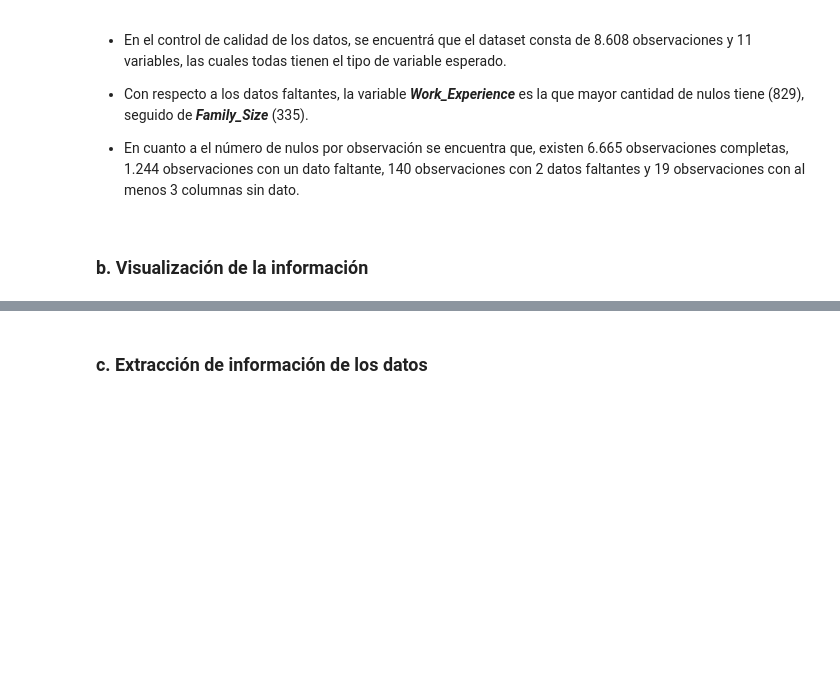
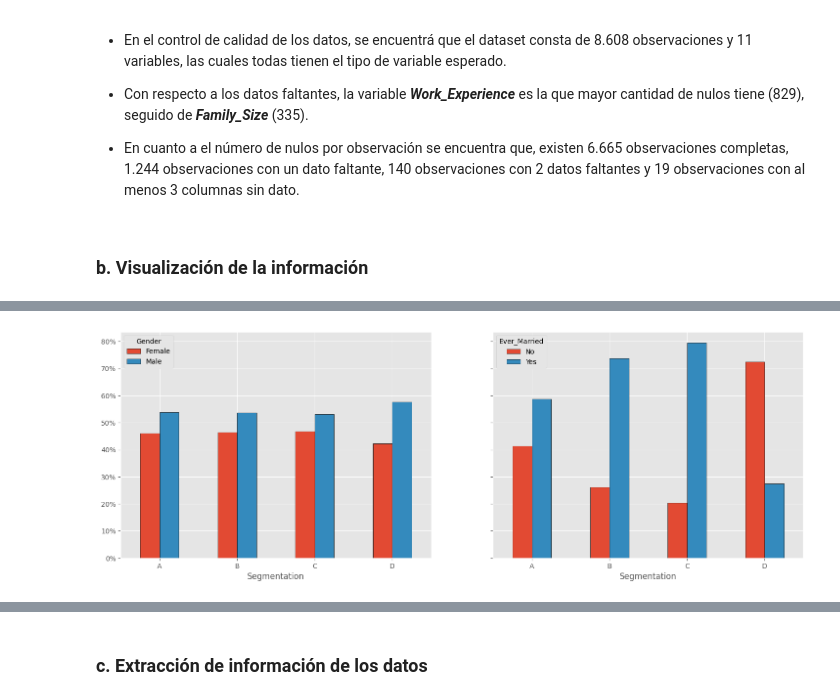
Before and after one commit to maryyuliana/fundamentos_I, a Jupyter notebook: Proyecto.ipynb, the cells around one changed output, grey strips where cells are left out. Saved outputs shown, nothing was run; the diff lists cells and outputs as text; code cells hidden in the pictures; blank space fills up the shorter version.

```diff
--- a/Proyecto.ipynb
+++ b/Proyecto.ipynb
@@ -104,0 +151,13 @@ plt.show()
+# %%
+fig, (ax1, ax2) = plt.subplots(1,2, figsize = (18,6), sharey = True)
+pd.crosstab(train.Segmentation,train.Gender,train.Age,aggfunc='count', normalize = 'index').plot(kind = 'bar', ax = ax1, edgecolor = 'black')
+ax1.get_yaxis().set_major_formatter(matplotlib.ticker.PercentFormatter(xmax = 1,decimals = 0))  ## MUESTRA LOS TICKS DEL EJE Y EN PORCENTAJE
+ax1.tick_params(axis='x', rotation=0)  ## ROTAR LAS ETIQUETAS DEL EJE X
+ax1.legend(loc = 'upper left', title = 'Gender')
+
+pd.crosstab(train.Segmentation,train.Ever_Married,train.Age,aggfunc='count', normalize = 'index').plot(kind = 'bar', ax = ax2, edgecolor = 'black')
+ax2.get_yaxis().set_major_formatter(matplotlib.ticker.PercentFormatter(xmax = 1,decimals = 0))  ## MUESTRA LOS TICKS DEL EJE Y EN PORCENTAJE
+ax2.tick_params(axis='x', rotation=0)
+plt.show()
+# %% [output]
+[figure, added]
```
Also changed, not shown: parts of 22 cells of this notebook.
